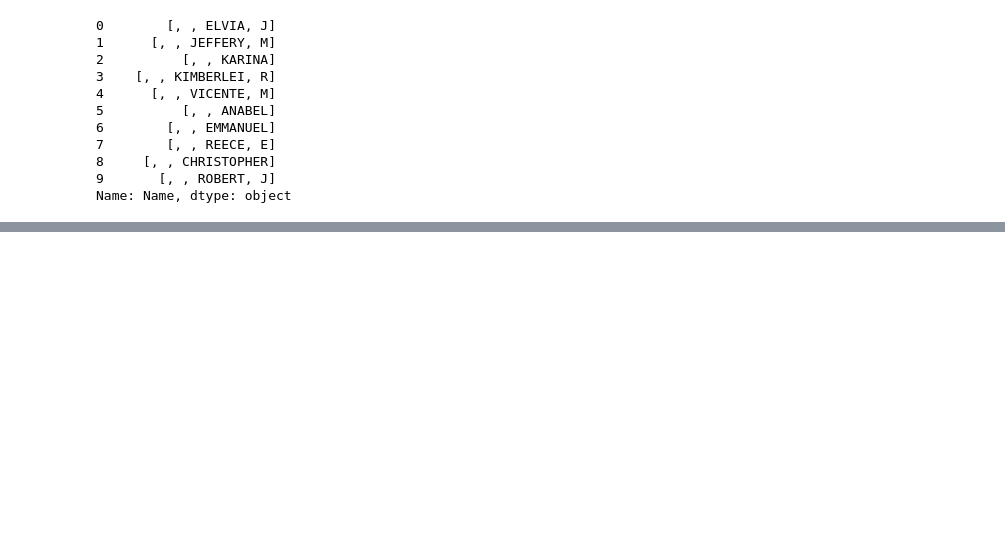
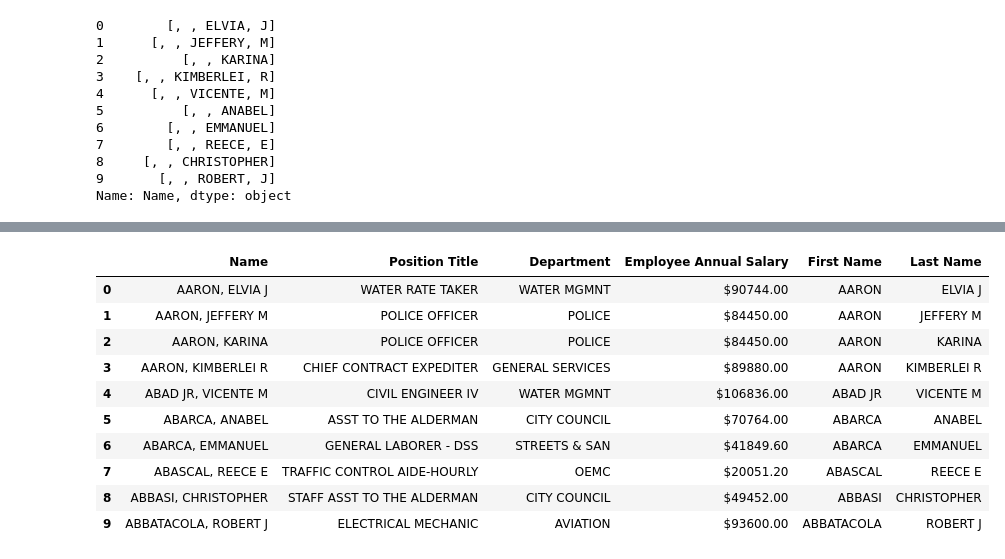
Before and after one commit to YoheiKo/DA_with_pandas_udemy, a Jupyter notebook: TextData.ipynb, the cells around one changed output, grey strips where cells are left out. Cells and saved outputs as stored; diff of their text form; code cells hidden in the pictures; blank space fills up the shorter version.

```diff
--- a/TextData.ipynb
+++ b/TextData.ipynb
@@ -578,0 +599,14 @@ Name: Name, Length: 32062, dtype: object
+# %%
+chicago.head(10)
+# %% [output]
+|  | Name | Position Title | Department | Employee Annual Salary | First Name | Last Name |
+| 0 | AARON, ELVIA J | WATER RATE TAKER | WATER MGMNT | $90744.00 | AARON | ELVIA J |
+| 1 | AARON, JEFFERY M | POLICE OFFICER | POLICE | $84450.00 | AARON | JEFFERY M |
+| 2 | AARON, KARINA | POLICE OFFICER | POLICE | $84450.00 | AARON | KARINA |
+| 3 | AARON, KIMBERLEI R | CHIEF CONTRACT EXPEDITER | GENERAL SERVICES | $89880.00 | AARON | KIMBERLEI R |
+| 4 | ABAD JR, VICENTE M | CIVIL ENGINEER IV | WATER MGMNT | $106836.00 | ABAD JR | VICENTE M |
+| 5 | ABARCA, ANABEL | ASST TO THE ALDERMAN | CITY COUNCIL | $70764.00 | ABARCA | ANABEL |
+| 6 | ABARCA, EMMANUEL | GENERAL LABORER - DSS | STREETS & SAN | $41849.60 | ABARCA | EMMANUEL |
+| 7 | ABASCAL, REECE E | TRAFFIC CONTROL AIDE-HOURLY | OEMC | $20051.20 | ABASCAL | REECE E |
+| 8 | ABBASI, CHRISTOPHER | STAFF ASST TO THE ALDERMAN | CITY COUNCIL | $49452.00 | ABBASI | CHRISTOPHER |
+| 9 | ABBATACOLA, ROBERT J | ELECTRICAL MECHANIC | AVIATION | $93600.00 | ABBATACOLA | ROBERT J |
```
Also changed, not shown: parts of 8 cells of this notebook.
